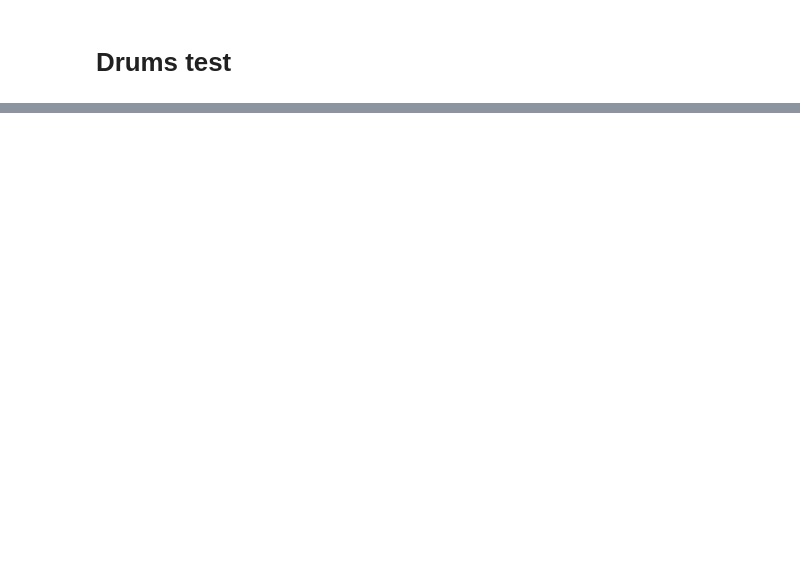
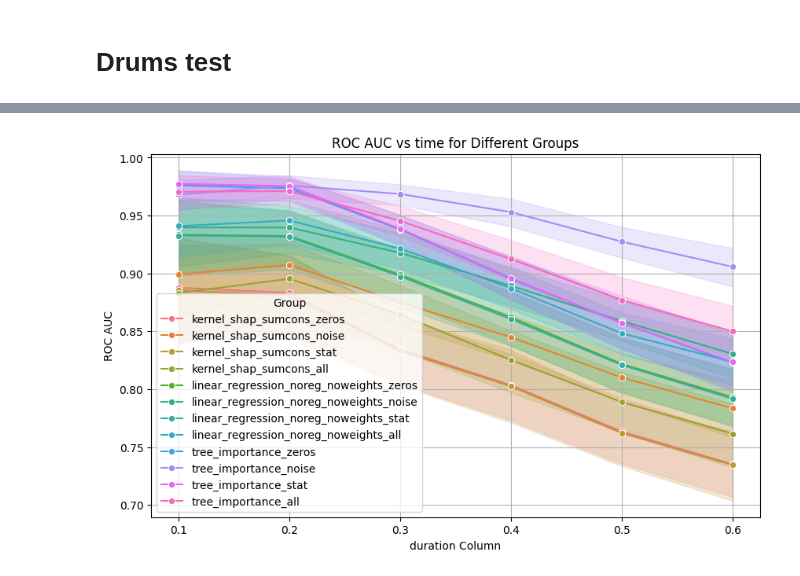
Before and after one commit to ceciliabolanos/explain_where, a Jupyter notebook: metrics_evaluation.ipynb, the cells around one changed output, grey strips where cells are left out. Saved outputs shown, nothing was run; the diff lists cells and outputs as text; code cells hidden in the pictures; blank space fills up the shorter version.

```diff
--- a/metrics_evaluation.ipynb
+++ b/metrics_evaluation.ipynb
@@ -738,17 +379,0 @@ print(f"Mean ROC AUC: {mean_auc_df['roc_auc'].mean():.4f}")
-# %%
-mean_auc_df['group'] = mean_auc_df['method'] + '_' + \
-                    mean_auc_df['mask_percentage'].astype(str) + '_' + \
-                    mean_auc_df['masking_strategy'] + '_' + \
-                    mean_auc_df['window_size'].astype(str)
-
-numbers = [0.1, 0.2, 0.3, 0.4, 0.5]
-for i in mean_auc_df['group'].unique():
-    for j in range(len(numbers)):
-        value_now = mean_auc_df[(mean_auc_df['group'] == i) & (mean_auc_df['definicion'] == numbers[j])]['roc_auc'].values[0]
-        if j == len(numbers) - 1:
-            value_after = mean_auc_df[(mean_auc_df['group'] == i) & (mean_auc_df['definicion'] ==  0.6)]['roc_auc'].values[0]
-        else:
-            value_after = mean_auc_df[(mean_auc_df['group'] == i) & (mean_auc_df['definicion'] ==  numbers[j+1])]['roc_auc'].values[0]
-
-        if value_now < value_after:
-            print(i, numbers[j], value_now, value_after)
@@ -1514,0 +425,20 @@ fig = plot_roc_auc_heatmaps(merge_df, 'heatmaps.png')
+# %%
+final_df_combination['group'] = final_df_combination['method'] + '_' + \
+                    final_df_combination['name'].astype(str)
+# %%
+plt.figure(figsize=(10, 6))
+sns.lineplot(data=final_df_combination, x="final", y="roc_auc", hue="group", marker="o")
+
+# Labels and Title
+plt.xlabel("duration Column")
+plt.ylabel("ROC AUC")
+plt.title("ROC AUC vs time for Different Groups")
+
+# Show the plot
+plt.legend(title="Group")
+# plt.legend().remove()
+
+plt.grid(True)
+plt.show()
+# %% [output]
+[figure, added]
```
Also changed, not shown: parts of 55 cells of this notebook.
